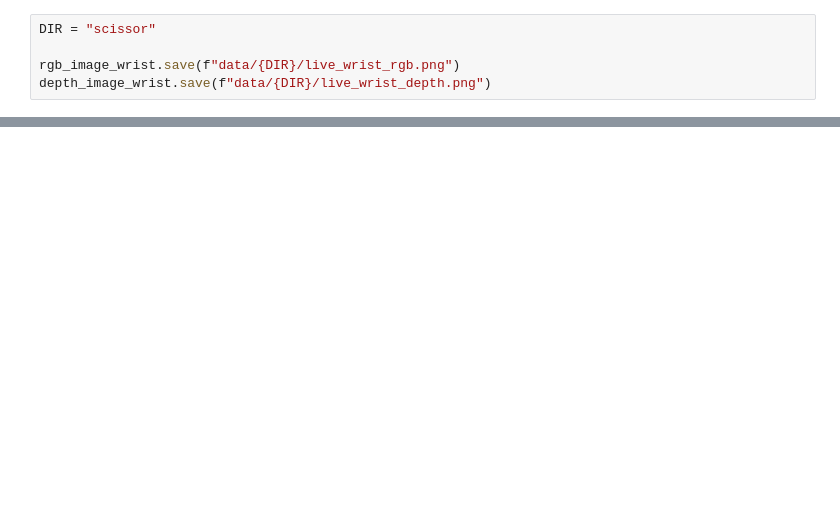
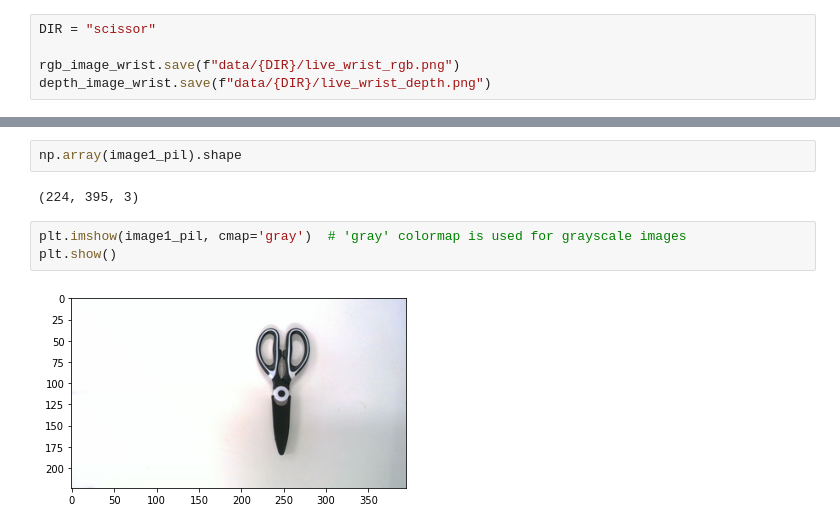
Before and after one commit to yw14218/yumi_oneshot, a Jupyter notebook: dino_exp.ipynb, the cells around one changed output, grey strips where cells are left out. Drawn from its saved outputs; the diff is of its cells as text; blank space fills up the shorter version.

```diff
--- a/dino_exp.ipynb
+++ b/dino_exp.ipynb
@@ -60,0 +84,9 @@ Using cache found in /home/yilong/.cache/torch/hub/facebookresearch_dino_main
+# %%
+np.array(image1_pil).shape
+# %% [output]
+(224, 395, 3)
+# %%
+plt.imshow(image1_pil, cmap='gray')  # 'gray' colormap is used for grayscale images
+plt.show()
+# %% [output]
+[figure, added]
```
Also changed, not shown: parts of 29 cells of this notebook, 6 other files.
